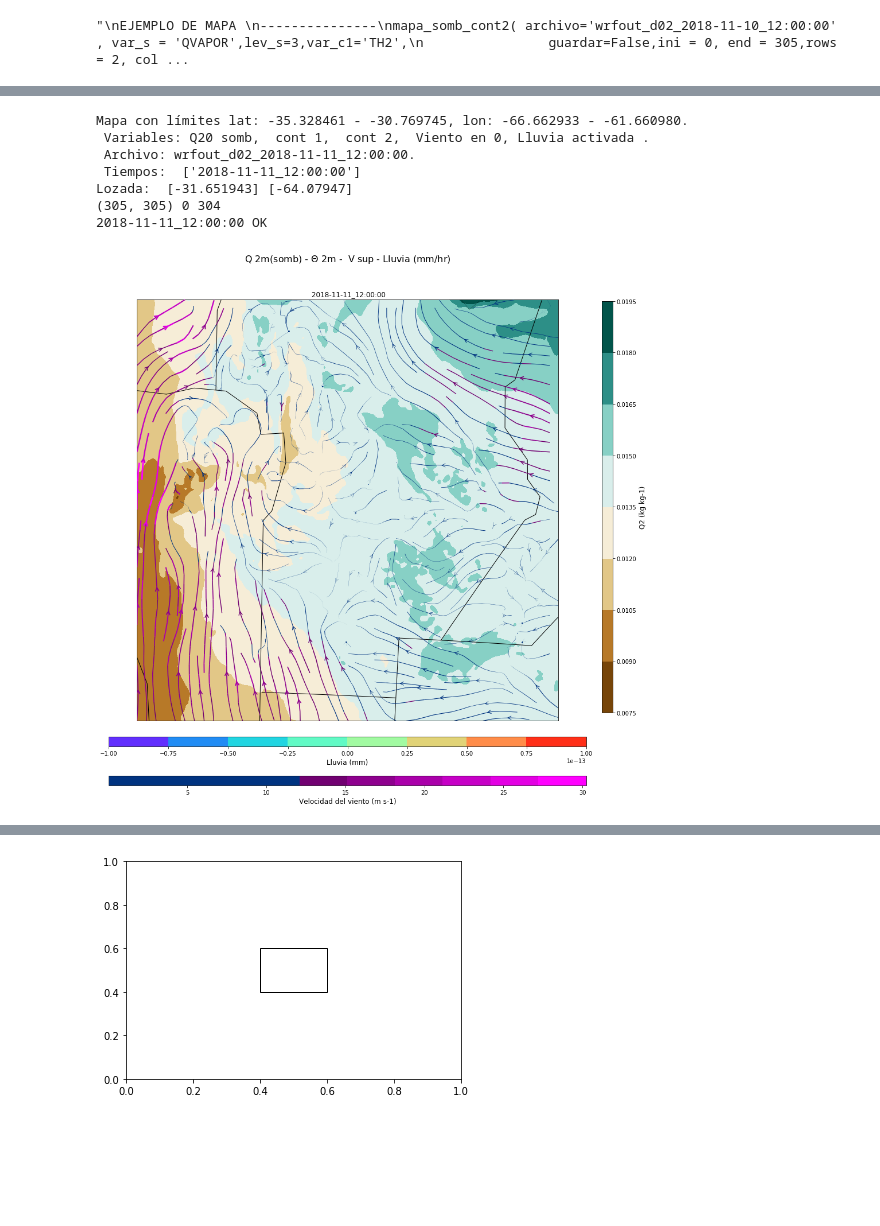
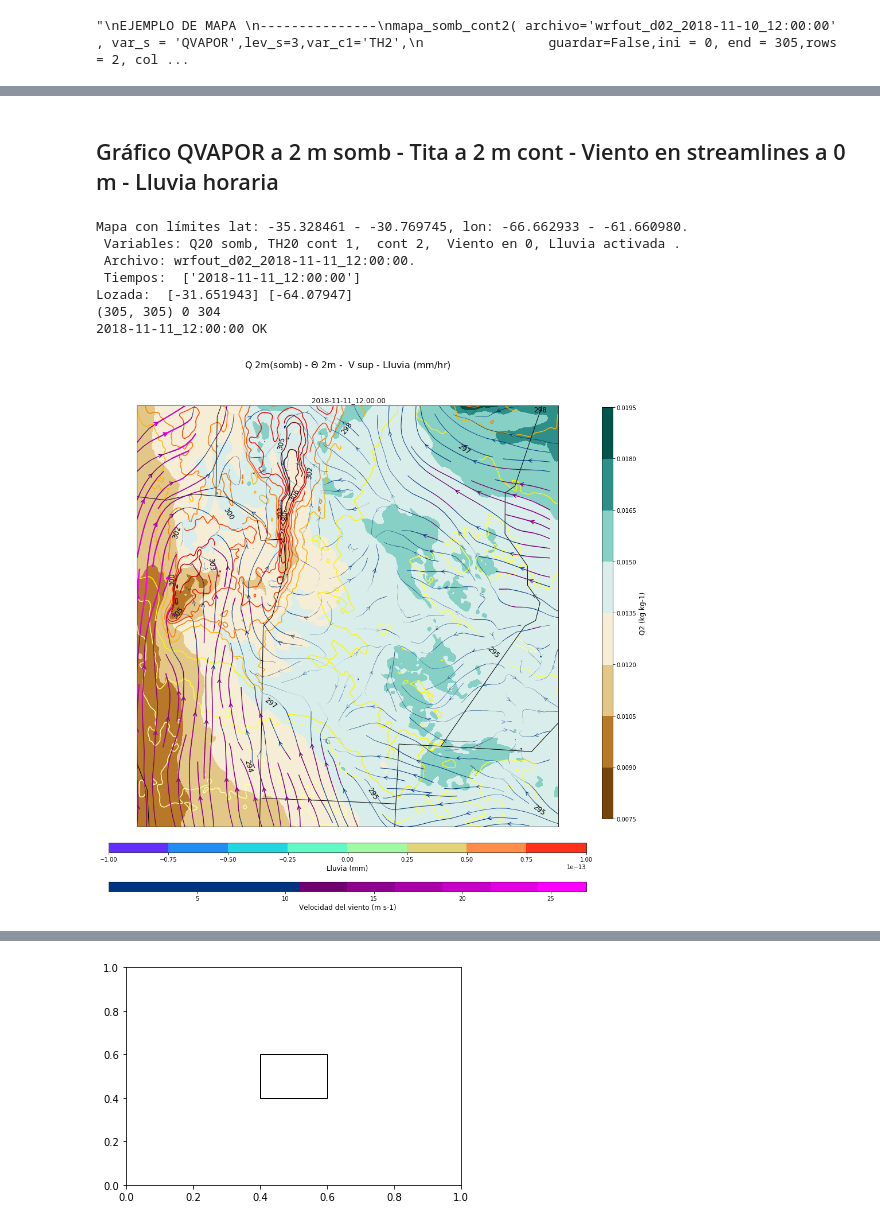
Before and after one commit to agemperador/TESIS, a Jupyter notebook: WRF_SIM.ipynb, the cells around one changed output, grey strips where cells are left out. Drawn from its saved outputs; the diff is of its cells as text; code cells hidden in the pictures; blank space fills up the shorter version.

```diff
--- a/WRF_SIM.ipynb
+++ b/WRF_SIM.ipynb
@@ -453,23 +477,25 @@ archivos
 # %%
 archivo =  "wrfout_d02_2018-11-11_12:00:00"
 path = "/home/agustin/TESIS/Datos/"
+# %% [markdown]
+## Gráfico QVAPOR a 2 m somb - Tita a 2 m cont - Viento en streamlines a 0 m - Lluvia horaria
 # %%
 #for t in [0,4,8,12,16,20,24,28,32,36,40,44]:
 t = 0
-#for arch in archivos[8:15]:
+#for k in [10,15,20,25,30,35,40]:
 mapa_somb_cont2(path="/home/agustin/TESIS/Datos/", archivo=archivo,var_s='Q2',
-                #var_c1='TH2',
+                var_c1='TH2',
                 guardar=False,ini = 0, end = 304,rows = 1, cols = 1,
-                ts = [t], lluvia= True, topografia=False, richardson = False, lev_rich=25,
+                ts = [t], lluvia= True, topografia=False, modo = 'normal', #lev_rich=k,
                 titulo="Q 2m(somb) - $\Theta$ 2m -  V sup - Lluvia (mm/hr)",
                 cmap_s = 'BrBG',cmap_c1='hot_r', viento = True,
                 cmap_lluvia = 'rainbow')
 # %% [output]
 Mapa con límites lat: -35.328461 - -30.769745, lon: -66.662933 - -61.660980.
- Variables: Q20 somb,  cont 1,  cont 2,  Viento en 0, Lluvia activada .
+ Variables: Q20 somb, TH20 cont 1,  cont 2,  Viento en 0, Lluvia activada .
  Archivo: wrfout_d02_2018-11-11_12:00:00.
  Tiempos:  ['2018-11-11_12:00:00']
 Lozada:  [-31.651943] [-64.07947]
 (305, 305) 0 304
 2018-11-11_12:00:00 OK
-[figure, old version]
+[figure, new version]
```
Also changed, not shown: parts of 17 cells of this notebook.
